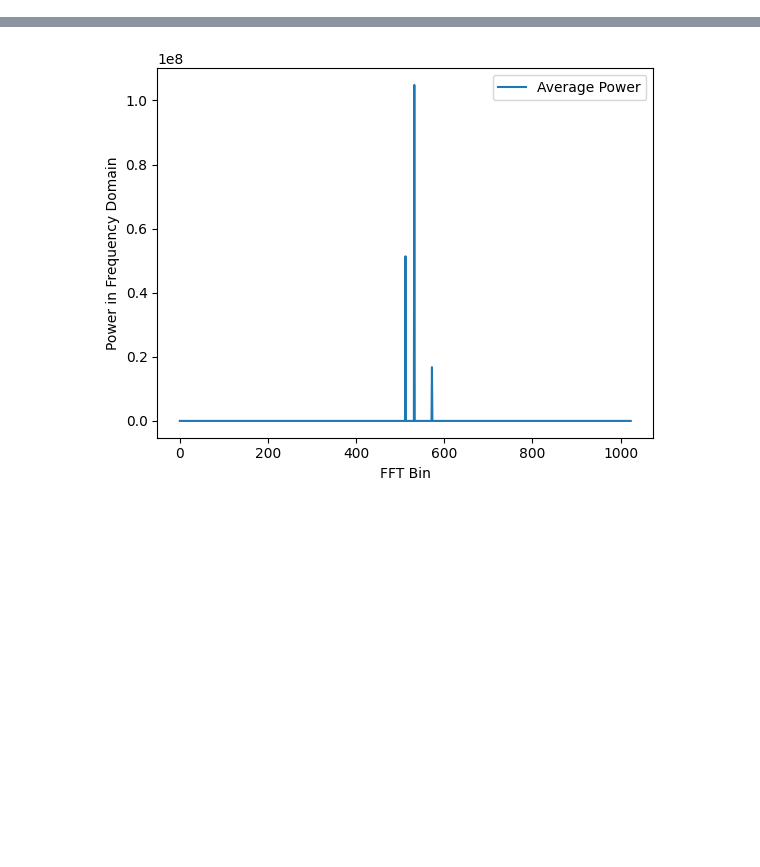
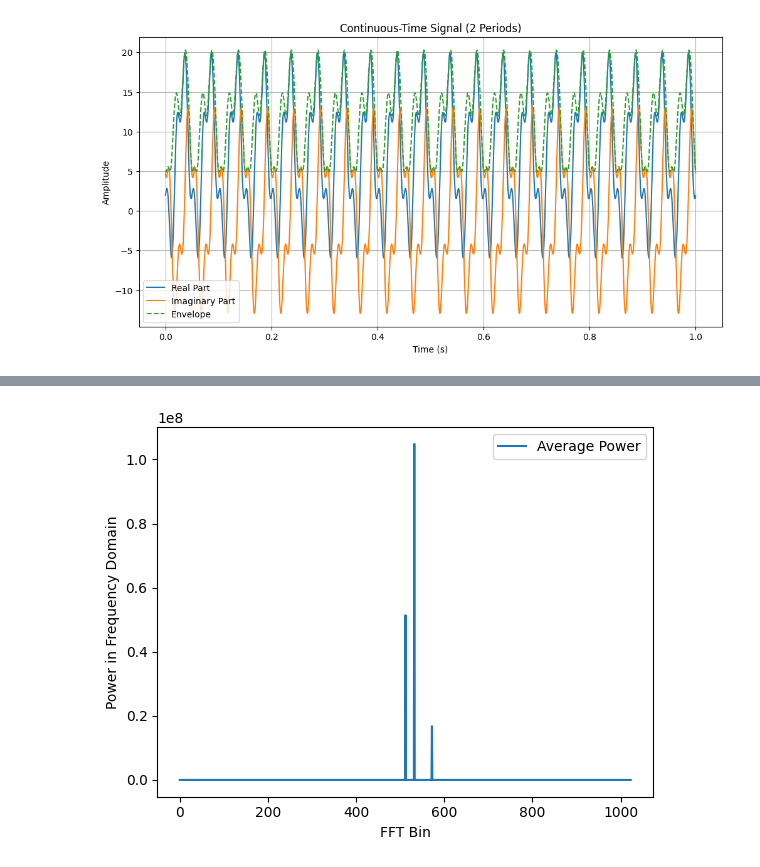
Before and after one commit to bnusser/communication-systems, a Jupyter notebook: 2.1-3-fourier-series.ipynb, the cells around one changed output, grey strips where cells are left out. Drawn from its saved outputs; the diff is of its cells as text; code cells hidden in the pictures; blank space fills up the shorter version.

```diff
--- a/2.1-3-fourier-series.ipynb
+++ b/2.1-3-fourier-series.ipynb
@@ -4,0 +6,36 @@ from functions import get_phasor, get_fft_data, plot_average_fft, animate_phasor
+# %%
+# ---------- Continuous-time (analytic) periodic version ----------
+# x_ct(t) is periodic with T0 = 1/20 = 0.05 s (fundamental 20 Hz).
+def phasor_ct(amplitude: float, freq_hz: float, phase_deg: float) -> Callable[[np.ndarray], np.ndarray]:
+    """Continuous-time complex phasor: A * exp(j*(2π f t + φ))"""
+    phi = np.deg2rad(phase_deg)
+    w = 2 * np.pi * freq_hz
+    return lambda t: amplitude * np.exp(1j * (w * t + phi))
+
+# Components
+x0_ct = phasor_ct(7.0, 0.0, 0.0)          # DC
+x1_ct = phasor_ct(10.0, 20.0, 120.0)      # 20 Hz
+x2_ct = phasor_ct(4.0, 60.0, -90.0)       # 60 Hz
+
+# Combined continuous-time periodic signal (analytic function)
+def x_ct(t: np.ndarray) -> np.ndarray:
+    """Sum of the three continuous-time phasors (periodic)."""
+    return x0_ct(t) + x1_ct(t) + x2_ct(t)
+# %%
+# Example: evaluate two periods of the fundamental (0.1 s total)
+T0 = 1/20 # Fundamental period: 0.05 s
+t_ct = np.linspace(0, 20*T0, int(2.4e6), endpoint=False) # time vector: 0 to 1s
+x_ct_vals = x_ct(t_ct)  # complex signal over time
+# %%
+plt.figure(figsize=(12, 6))
+plt.plot(t_ct, x_ct_vals.real, label='Real Part')
+plt.plot(t_ct, x_ct_vals.imag, label='Imaginary Part')
+plt.plot(t_ct, np.abs(x_ct_vals), label='Envelope', linestyle='--')
+plt.title(f'Continuous-Time Signal (2 Periods)')
+plt.xlabel('Time (s)')
+plt.ylabel('Amplitude')
+plt.grid()
+plt.legend()
+plt.show()
+# %% [output]
+[figure, added]
```
Also changed, not shown: parts of 7 cells of this notebook, 4 other files.
